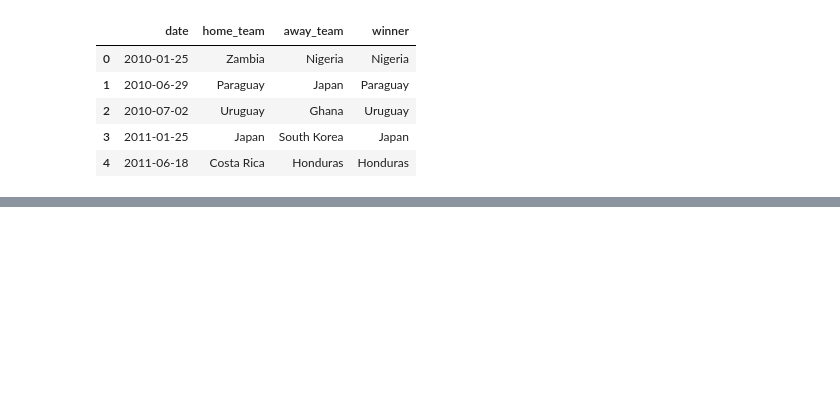
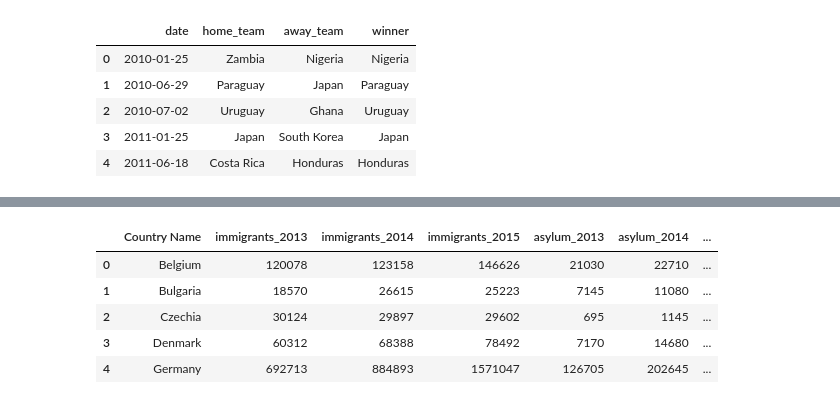
Before and after one commit to silva-nick/cs216-final, a Jupyter notebook: Cleaned Data and Immigration.ipynb, the cells around one changed output, grey strips where cells are left out. Cells and saved outputs as stored; diff of their text form; code cells hidden in the pictures; blank space fills up the shorter version.

```diff
--- a/Cleaned Data and Immigration.ipynb
+++ b/Cleaned Data and Immigration.ipynb
@@ -136,0 +126,19 @@ print(eu_migrants)
+# %%
+immigration =  pd.read_csv('immigration_raw.csv')
+immigration = immigration.rename(columns={'Year':'Country Name', '2013':'immigrants_2013',
+                                          '2014':'immigrants_2014', '2015':'immigrants_2015'})
+immigration_b = immigration[['Country Name', 'immigrants_2013', 'immigrants_2014', 'immigrants_2015']]
+imm_asy = immigration_b.merge(asylum, on='Country Name', how='inner')
+
+imm_asy['rate_2013'] = imm_asy['asylum_2013']/imm_asy['immigrants_2013']
+imm_asy['rate_2014'] = imm_asy['asylum_2014']/imm_asy['immigrants_2014']
+imm_asy['rate_2015'] = imm_asy['asylum_2015']/imm_asy['immigrants_2015']
+
+imm_asy.head()
+# %% [output]
+|  | Country Name | immigrants_2013 | immigrants_2014 | immigrants_2015 | asylum_2013 | asylum_2014 | ... |
+| 0 | Belgium | 120078 | 123158 | 146626 | 21030 | 22710 | ... |
+| 1 | Bulgaria | 18570 | 26615 | 25223 | 7145 | 11080 | ... |
+| 2 | Czechia | 30124 | 29897 | 29602 | 695 | 1145 | ... |
+| 3 | Denmark | 60312 | 68388 | 78492 | 7170 | 14680 | ... |
+| 4 | Germany | 692713 | 884893 | 1571047 | 126705 | 202645 | ... |
```
Also changed, not shown: parts of 6 cells of this notebook.
